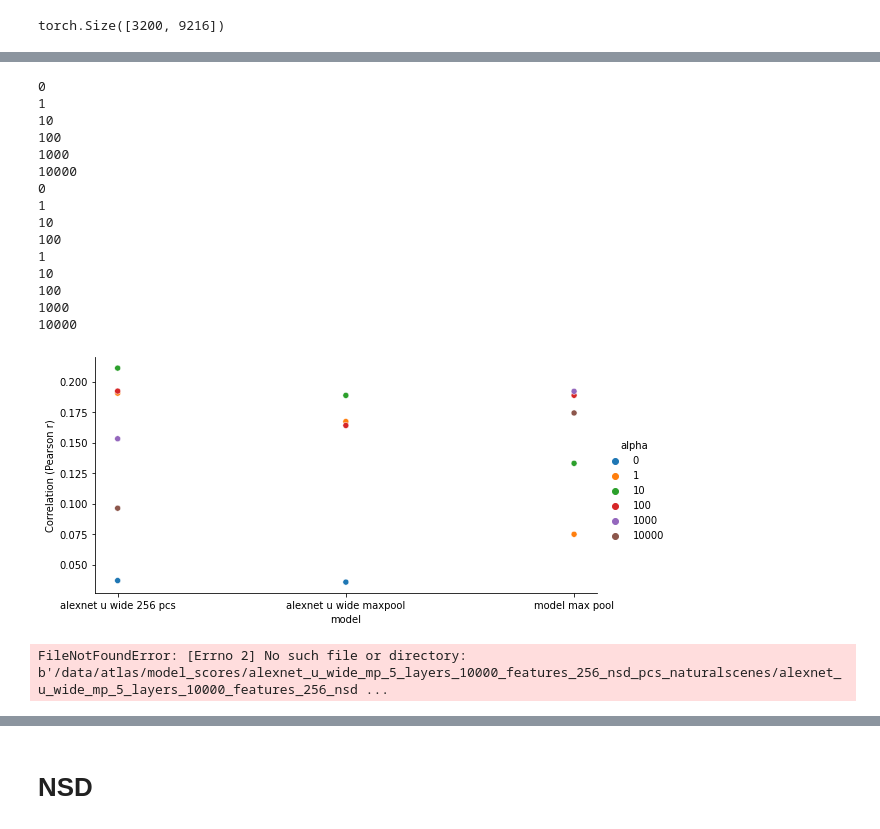
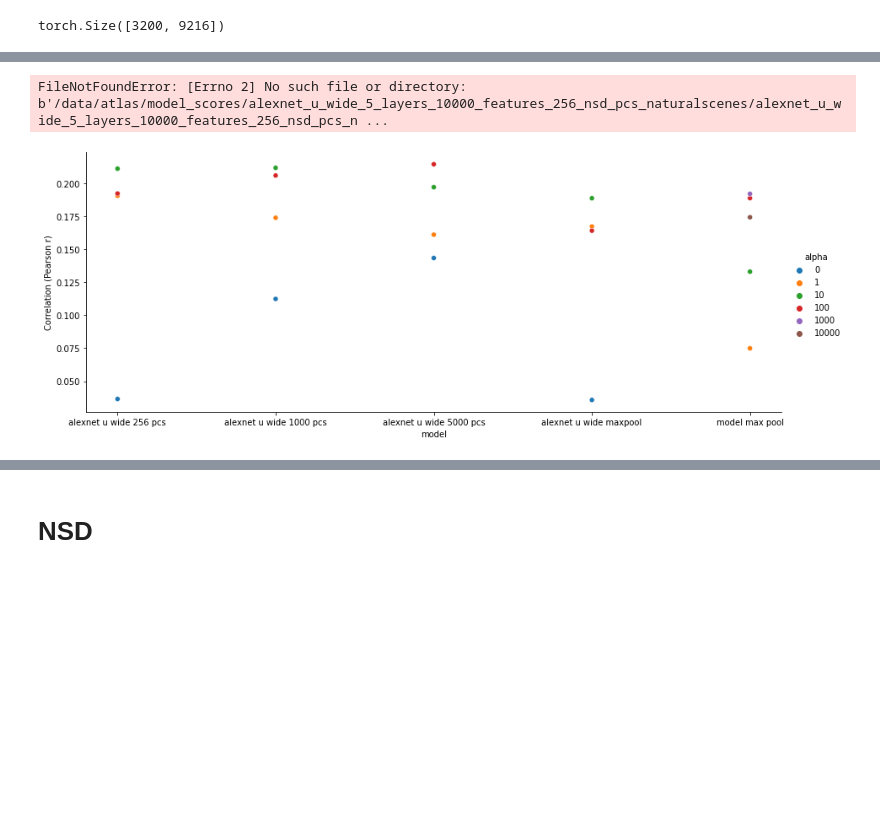
Before and after one commit to akazemian/untrained_models_of_visual_cortex, a Jupyter notebook: plots/plot_encoding_performance.ipynb, the cells around one changed output, grey strips where cells are left out. Saved outputs shown, nothing was run; the diff lists cells and outputs as text; code cells hidden in the pictures; blank space fills up the shorter version.

```diff
--- a/plots/plot_encoding_performance.ipynb
+++ b/plots/plot_encoding_performance.ipynb
@@ -89,7 +89,6 @@ def plot_data_means(data_dict, dataset, region, mode, file_name,show_legend=Fals
     for model_name, model_info in data_dict.items():
 
         for alpha in model_info['alphas']:
-            print(alpha)
             regression = f'Ridge(alpha={alpha})'
 
             activations_iden = get_activations_iden(dataset, model_info)
@@ -105,7 +104,7 @@ def plot_data_means(data_dict, dataset, region, mode, file_name,show_legend=Fals
             index+=1
 
 
-    sns.relplot(data=df,x='model',y='score',hue='alpha',height=4,aspect=8/4)#,palette=palette) #,
+    sns.relplot(data=df,x='model',y='score',hue='alpha',height=5,aspect=10/4)#,palette=palette) #,
 
     plt.ylabel(ylabel='Correlation (Pearson r)')
     if file_name is not None:
@@ -302,56 +288,78 @@ data_dict = {
 
 plot_data_means(data_dict, dataset, region, mode, file_name='alexnet wide untrained',show_legend=False)
 # %% [output]
-0
-1
-10
-100
-1000
-10000
-0
-1
-10
-100
-1
-10
-100
-1000
-10000
+FileNotFoundError: [Errno 2] No such file or directory: b'/data/atlas/model_scores/alexnet_u_wide_5_layers_10000_features_256_nsd_pcs_naturalscenes/alexnet_u_wide_5_layers_10000_features_256_nsd_pcs_n ...
-[figure, removed]
 # %%
 dataset = 'naturalscenes'
 region = 'V4'
 mode = 'train'
 
 data_dict = {
-                'alexnet_u_wide':{
+            'alexnet u wide 256 pcs':{
+                'iden':'alexnet_u_wide',
                 'layers': ['last'],
                 'preprocess':Preprocess(im_size=224).PreprocessRGB,
                 'num_layers':5,
                 'num_features':10000,
                 'pca':True,
                 'num_pca_components':256,
                 'pca_dataset':'nsd',
                 'max_pool':False,
-                'alphas':[0] + [10**i for i in range(3)]
+                'alphas':[0] + [10**i for i in range(3)],
                 },
 
-
-                'alexnet_u_wide':{
+            'alexnet u wide 1000 pcs':{
+                'iden':'alexnet_u_wide',
                 'layers': ['last'],
                 'preprocess':Preprocess(im_size=224).PreprocessRGB,
                 'num_layers':5,
                 'num_features':10000,
                 'pca':True,
-                'num_pca_components':256,
+                'num_pca_components':1000,
                 'pca_dataset':'nsd',
+                'max_pool':False,
+                'alphas':[0] + [10**i for i in range(3)],
+                },
+
+            'alexnet u wide 5000 pcs':{
+                'iden':'alexnet_u_wide',
+                'layers': ['last'],
+                'preprocess':Preprocess(im_size=224).PreprocessRGB,
+                'num_layers':5,
+                'num_features':10000,
+                'pca':True,
+                'num_pca_components':5000,
+                'pca_dataset':'nsd',
+                'max_pool':False,
+                'alphas':[0] + [10**i for i in range(3)],
+                },
+
+            'alexnet u wide maxpool':{
+                'iden':'alexnet_u_wide',
+                'layers': ['last'],
+                'preprocess':Preprocess(im_size=224).PreprocessRGB,
+                'num_layers':5,
+                'num_features':10000,
+                'pca':False,
                 'max_pool':True,
-                'alphas':[0] + [10**i for i in range(1)]
+                'alphas':[0] + [10**i for i in range(3)],
+                },
+
+             'model max pool':{
+                'iden':'model',
+                'layers': ['last'],
+                'preprocess':Preprocess(im_size=96).PreprocessGS,
+                'num_layers':3,
+                'num_features':10000,
+                'pca':False,
+                'max_pool':True,
+                'alphas':[10**i for i in range(5)],
+                'name':'alexnet_u_wide_maxpool'
                 },
     }
 
 
-plot_data_means(data_dict, dataset, region, mode, file_name=None,show_legend=False)
+plot_data_means(data_dict, dataset, region, mode, file_name='alexnet wide untrained',show_legend=False)
 # %% [output]
-FileNotFoundError: [Errno 2] No such file or directory: b'/data/atlas/model_scores/alexnet_u_wide_mp_5_layers_10000_features_256_nsd_pcs_naturalscenes/alexnet_u_wide_mp_5_layers_10000_features_256_nsd ...
+[figure, added]
 # %%
```
Also changed, not shown: parts of 2 cells of this notebook, 4 other files.
